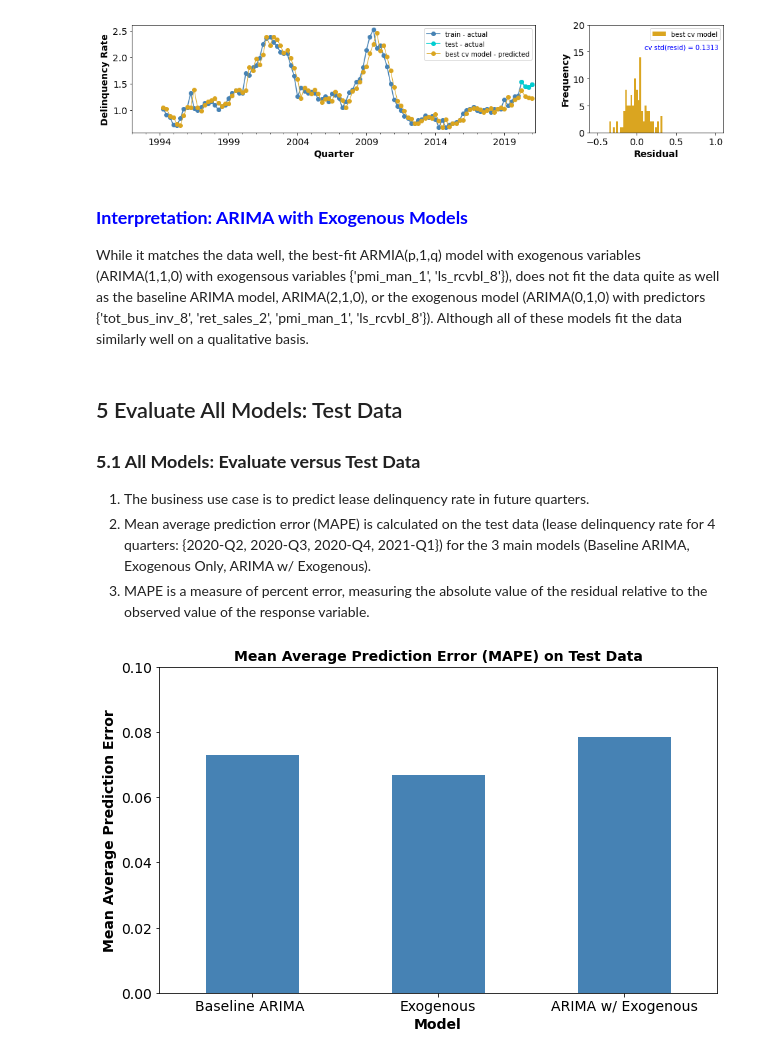
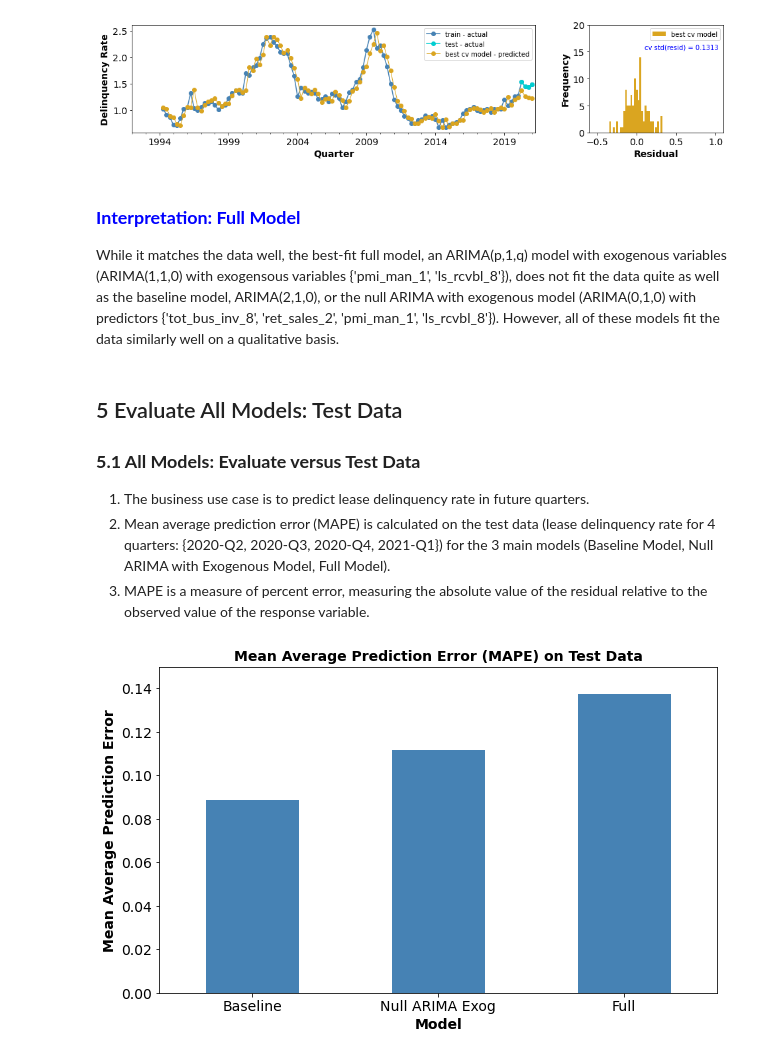
Before and after one commit to gskalski267/springboard, a Jupyter notebook: Capstone_Project_2/notebooks/Cap2_Preprocessing_and_Training.ipynb, the cells around one changed output. Cells and saved outputs as stored; diff of their text form; code cells hidden in the pictures.

```diff
--- a/Capstone_Project_2/notebooks/Cap2_Preprocessing_and_Training.ipynb
+++ b/Capstone_Project_2/notebooks/Cap2_Preprocessing_and_Training.ipynb
@@ -304,13 +305,13 @@ is_traintestex1_idx02 = is_traintest_idx02 & (df_ln_full.index > df_ln_full.loc[
 
 #Get predicted values
 #Best CV model
-base_arima_model = pm.ARIMA(order=(4, 1, 1), with_intercept=False, scoring='mse', maxiter=20, suppress_warnings=True)
+base_arima_model = pm.ARIMA(order=(4, 1, 1), with_intercept=False, scoring='mse', maxiter=30, suppress_warnings=True)
 base_arima_model.fit(df_ln_full.loc[is_train_idx02,'delinq'])
 y_base_pred_cv_best = base_arima_model.predict_in_sample()
 y_base_frcst_cv_best = base_arima_model.predict(n_periods=4)
 y_base_resid_cv_best = base_arima_model.resid()
 #Best BIC model
-base_arima_model = pm.ARIMA(order=(2, 1, 0), with_intercept=False, scoring='mse', maxiter=20, suppress_warnings=True)
+base_arima_model = pm.ARIMA(order=(2, 1, 0), with_intercept=False, scoring='mse', maxiter=30, suppress_warnings=True)
 base_arima_model.fit(df_ln_full.loc[is_train_idx02,'delinq'])
 y_base_pred_bic_best = base_arima_model.predict_in_sample()
 y_base_frcst_bic_best = base_arima_model.predict(n_periods=4)
@@ -457,7 +458,7 @@ for it02 in range(1,k02+1):
             Y_resp02 = df_ln_train.loc[is_train_idx_lag02,'delinq']
 
             #arima model (0,1,0), with_intercept = False
-            exog_arima_model = pm.ARIMA(order=(0, 1, 0), with_intercept=False, scoring='mse', maxiter=20, suppress_warnings=True)
+            exog_arima_model = pm.ARIMA(order=(0, 1, 0), with_intercept=False, scoring='mse', maxiter=30, suppress_warnings=True)
             cv_scor_exog_arima_model = pm.model_selection.cross_validate(exog_arima_model, Y_resp02, X=df_exog_best_try02, scoring='mean_squared_error', cv=cvset_exog_arima_model, verbose=0)
             #fit full training data
             exog_arima_model.fit(Y_resp02, X=df_exog_best_try02)
@@ -963,37 +966,42 @@ axes05[1].text(x_stdres_cv05, y_stdres_cv05, stdres_text_cv05, fontsize=10.0, co
 Text(0.1, 15.5, 'cv std(resid) = 0.1313')
 [figure]
 # %% [markdown]
-### <b><font color='blue'> Interpretation: ARIMA with Exogenous Models </font></b>
-While it matches the data well, the best-fit ARMIA(p,1,q) model with exogenous variables (ARIMA(1,1,0) with exogensous variables {'pmi_man_1', 'ls_rcvbl_8'}), does not fit the data quite as well as the baseline ARIMA model, ARIMA(2,1,0), or the exogenous model (ARIMA(0,1,0) with predictors {'tot_bus_inv_8', 'ret_sales_2', 'pmi_man_1', 'ls_rcvbl_8'}).  Although all of these models fit the data similarly well on a qualitative basis.
+### <b><font color='blue'> Interpretation: Full Model </font></b>
+While it matches the data well, the best-fit full model, an ARIMA(p,1,q) model with exogenous variables (ARIMA(1,1,0) with exogensous variables {'pmi_man_1', 'ls_rcvbl_8'}), does not fit the data quite as well as the baseline model, ARIMA(2,1,0), or the null ARIMA with exogenous model (ARIMA(0,1,0) with predictors {'tot_bus_inv_8', 'ret_sales_2', 'pmi_man_1', 'ls_rcvbl_8'}).  However, all of these models fit the data similarly well on a qualitative basis.
 # %% [markdown]
 ## 5 Evaluate All Models: Test Data
 ### <b>5.1 All Models: Evaluate versus Test Data</b>
 
 <ol type="1">
    <li>The business use case is to predict lease delinquency rate in future quarters.</li>
-   <li>Mean average prediction error (MAPE) is calculated on the test data (lease delinquency rate for 4 quarters: {2020-Q2, 2020-Q3, 2020-Q4, 2021-Q1}) for the 3 main models (Baseline ARIMA, Exogenous Only, ARIMA w/ Exogenous).</li>
+   <li>Mean average prediction error (MAPE) is calculated on the test data (lease delinquency rate for 4 quarters: {2020-Q2, 2020-Q3, 2020-Q4, 2021-Q1}) for the 3 main models (Baseline Model, Null ARIMA with Exogenous Model, Full Model).</li>
     <li>MAPE is a measure of percent error, measuring the absolute value of the residual relative to the observed value of the response variable.</li>
 </ol>
 # %%
 #Plot model selection scores (mse_mean vs rank)
-label06 = ['Baseline ARIMA ','Exogenous','ARIMA w/ Exogenous']
-mape06 = [df_base_pred_best['y_ape_cv'].mean(),df_exog_pred_best['y_ape_cv'].mean(),df_full_pred_best['y_ape_cv'].mean()]
+label06 = ['Baseline','Null ARIMA Exog','Full']
+
+is_test_base_idx06 = df_base_pred_best.index >= df_ln_test.index.min()
+is_test_exog_idx06 = df_exog_pred_best.index >= df_ln_test.index.min()
+is_test_full_idx06 = df_full_pred_best.index >= df_ln_test.index.min()
+
+mape06 = [df_base_pred_best.loc[is_test_base_idx06,'y_ape_cv'].mean(),df_exog_pred_best.loc[is_test_exog_idx06,'y_ape_cv'].mean(),df_full_pred_best.loc[is_test_full_idx06,'y_ape_cv'].mean()]
 df_mape06 = pd.DataFrame({'model': label06, 'mape': mape06})
 
 #bar plot
 fig06, axes06 = plt.subplots(nrows=1,ncols=1,figsize=(10,6))
 
 df_mape06.plot.bar(ax=axes06,x='model',y='mape',rot=0,color='steelblue')
 
 axes06.set_title('Mean Average Prediction Error (MAPE) on Test Data', fontsize = 14.0, fontweight='bold')
 axes06.set_xlabel('Model', fontsize = 14.0, fontweight='bold')
 axes06.tick_params(axis='x', labelsize=14)
 axes06.set_ylabel('Mean Average Prediction Error', fontsize = 14.0, fontweight='bold')
 axes06.tick_params(axis='y', labelsize=14)
-axes06.set_ylim(0,0.10)
+axes06.set_ylim(0,0.15)
 axes06.get_legend().remove()
 # %% [output]
-[figure, old version]
+[figure, new version]
 # %% [markdown]
 ### <b><font color='blue'> Interpretation: All Models </font></b>
 The three main models evaluated in this analysis are:
```
Also changed, not shown: parts of 37 cells of this notebook.
